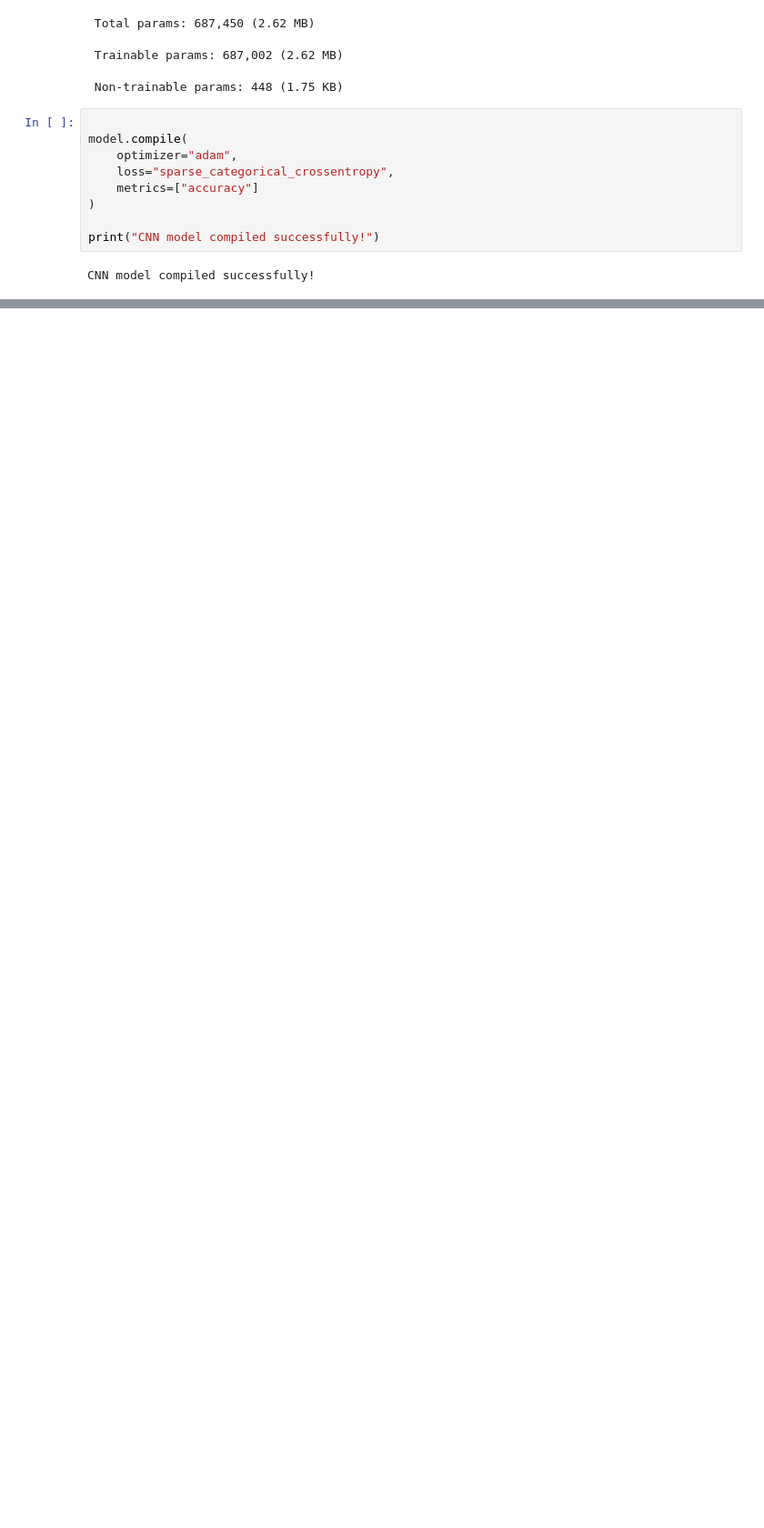
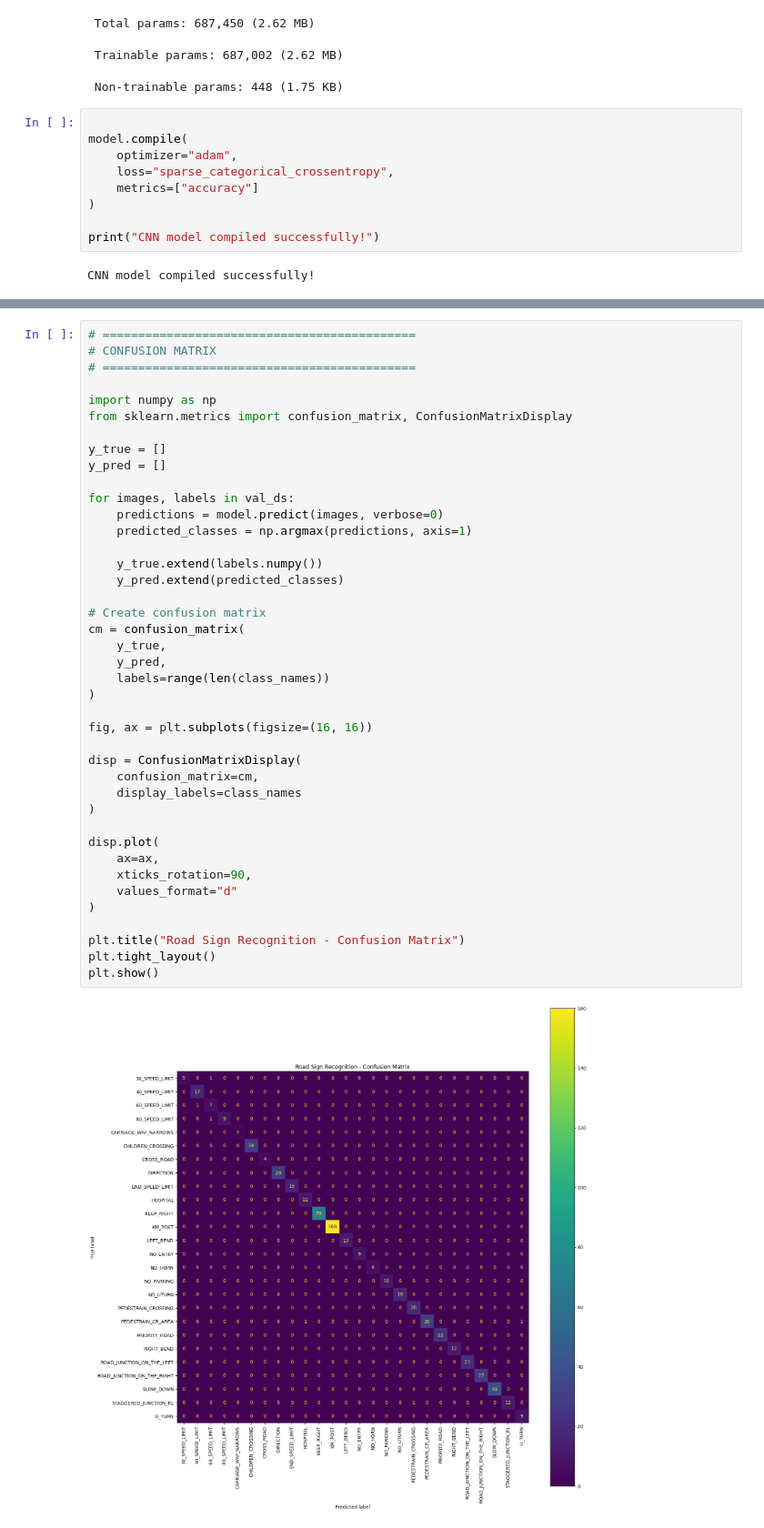
Before and after one commit to RothRothRoth/DeepLearning_CNN, a Jupyter notebook: Road_Sign_Recognition_CNN.ipynb, the cells around one changed output, grey strips where cells are left out. Shown at 91% size. Saved outputs shown, nothing was run; the diff lists cells and outputs as text; blank space fills up the shorter version.

```diff
--- a/Road_Sign_Recognition_CNN.ipynb
+++ b/Road_Sign_Recognition_CNN.ipynb
@@ -982,0 +986,43 @@ CalledProcessError: Command 'b'\n# Configure Git (replace with your name and ema
+# %%
+# ============================================
+# CONFUSION MATRIX
+# ============================================
+
+import numpy as np
+from sklearn.metrics import confusion_matrix, ConfusionMatrixDisplay
+
+y_true = []
+y_pred = []
+
+for images, labels in val_ds:
+    predictions = model.predict(images, verbose=0)
+    predicted_classes = np.argmax(predictions, axis=1)
+
+    y_true.extend(labels.numpy())
+    y_pred.extend(predicted_classes)
+
+# Create confusion matrix
+cm = confusion_matrix(
+    y_true,
+    y_pred,
+    labels=range(len(class_names))
+)
+
+fig, ax = plt.subplots(figsize=(16, 16))
+
+disp = ConfusionMatrixDisplay(
+    confusion_matrix=cm,
+    display_labels=class_names
+)
+
+disp.plot(
+    ax=ax,
+    xticks_rotation=90,
+    values_format="d"
+)
+
+plt.title("Road Sign Recognition - Confusion Matrix")
+plt.tight_layout()
+plt.show()
+# %% [output]
+[figure, added]
```
Also changed, not shown: parts of 7 cells of this notebook.
